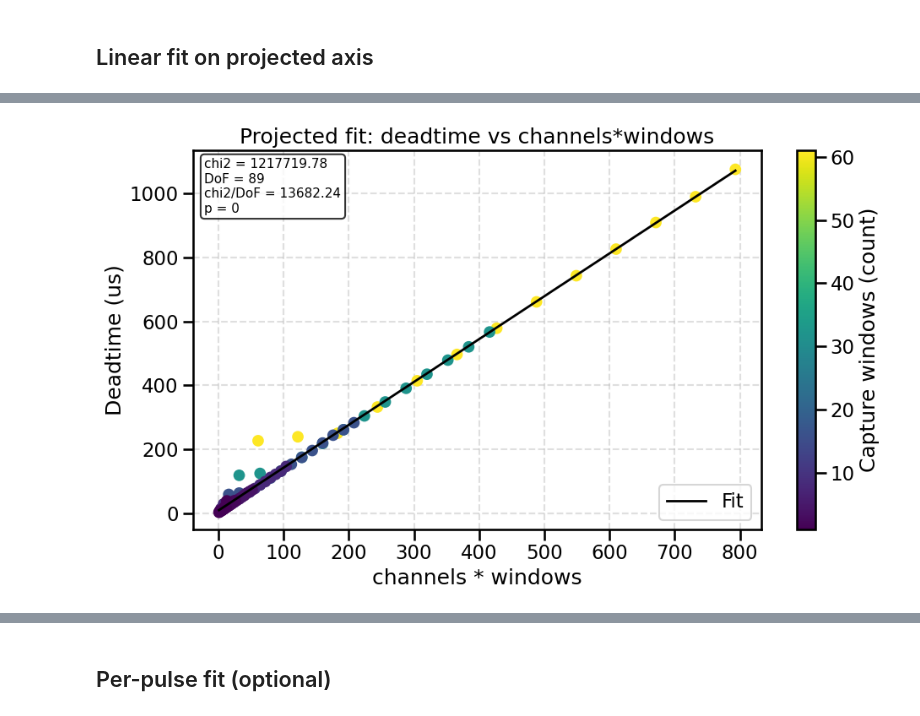
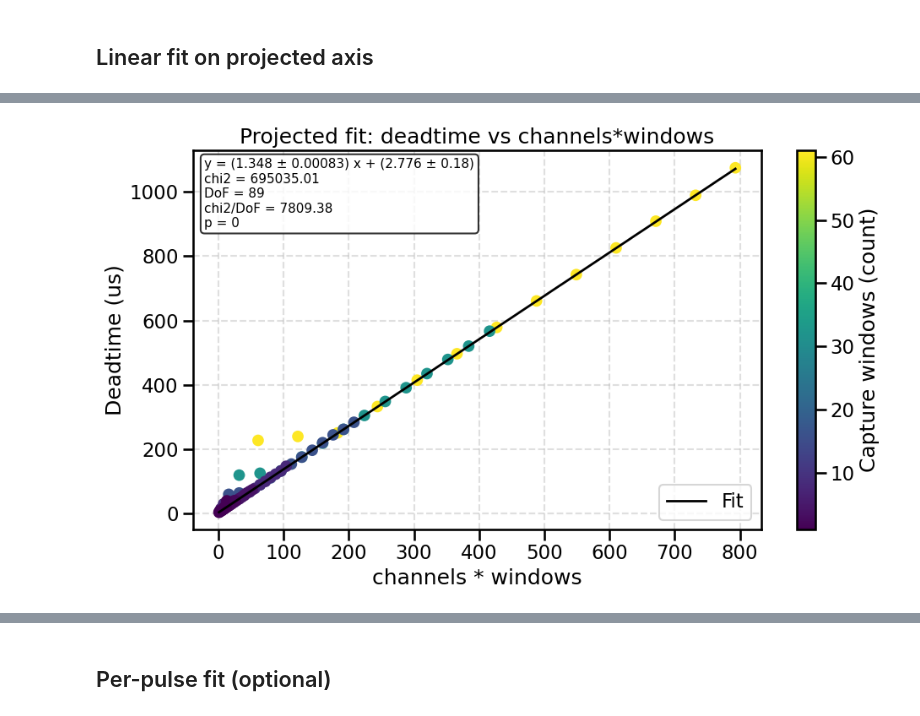
Before and after one commit to jaca230/nalu_deadtime_tests, a Jupyter notebook: notebooks/deadtime_estimates_channel_threshold.ipynb, the cells around one changed output, grey strips where cells are left out. Saved outputs shown, nothing was run; the diff lists cells and outputs as text; code cells hidden in the pictures.

```diff
--- a/notebooks/deadtime_estimates_channel_threshold.ipynb
+++ b/notebooks/deadtime_estimates_channel_threshold.ipynb
@@ -36,31 +37,58 @@ df = df[df['all_pulses_observed'] == True]
 
 df['x'] = df['channel_count'] * df['windows']
 df['y'] = df['min_all_pulses_response_us']
-df['yerr'] = df['min_all_pulses_response_us'] - df['min_all_pulses_lower_bound_us']
-df = df.dropna(subset=['yerr'])
-df = df[df['yerr'] > 0]
+df['yerr_low'] = df['min_all_pulses_response_us'] - df['min_all_pulses_lower_bound_us']
+df = df.dropna(subset=['yerr_low'])
+df = df[df['yerr_low'] > 0]
 
 x = df['x'].to_numpy(dtype=float)
 y = df['y'].to_numpy(dtype=float)
-yerr = df['yerr'].to_numpy(dtype=float)
+yerr_low = df['yerr_low'].to_numpy(dtype=float)
+yerr_high = np.full_like(y, 0.008)
 
-m, b = np.polyfit(x, y, 1)
+def fit_asymmetric(x_vals, y_vals, err_low, err_high):
+    def residuals(params):
+        m, b = params
+        resid = y_vals - (m * x_vals + b)
+        sigma = np.where(resid >= 0, err_low, err_high)
+        return resid / sigma
+
+    m0, b0 = np.polyfit(x_vals, y_vals, 1)
+    result = least_squares(residuals, x0=np.array([m0, b0]))
+    m, b = result.x
+    resid = y_vals - (m * x_vals + b)
+    sigma = np.where(resid >= 0, err_low, err_high)
+    chi2_val = np.sum((resid / sigma) ** 2)
+    dof = len(y_vals) - 2
+    p_val = chi2.sf(chi2_val, dof) if dof > 0 else float('nan')
+    m_err = float('nan')
+    b_err = float('nan')
+    if result.jac.shape[0] >= result.jac.shape[1]:
+        try:
+            cov = np.linalg.inv(result.jac.T @ result.jac)
+            if dof > 0:
+                cov = cov * (chi2_val / dof)
+            m_err, b_err = np.sqrt(np.diag(cov))
+        except np.linalg.LinAlgError:
+            pass
+    return m, b, m_err, b_err, chi2_val, dof, p_val
+
+m, b, m_err, b_err, chi2_val, dof, p_val = fit_asymmetric(x, y, yerr_low, yerr_high)
 y_fit = m * x + b
 
-chi2_val = np.sum(((y - y_fit) / yerr) ** 2)
-dof = len(y) - 2
-p_val = chi2.sf(chi2_val, dof) if dof > 0 else float('nan')
-
-print(f'm = {m:.6f} us per (channels*windows)')
-print(f'b = {b:.6f} us')
+print(f'm = {m:.6f} ± {m_err:.6f} us per (channels*windows)')
+print(f'b = {b:.6f} ± {b_err:.6f} us')
 print(f'chi2 = {chi2_val:.2f}, dof = {dof}, chi2/dof = {chi2_val / dof:.2f}, p = {p_val:.3g}')
 
 plt.figure(figsize=(10, 6))
 ax = plt.gca()
-stats_text = f'chi2 = {chi2_val:.2f}\nDoF = {dof}\nchi2/DoF = {chi2_val / dof:.2f}\np = {p_val:.3g}'
+stats_text = (
+    f'y = ({m:.4g} ± {m_err:.2g}) x + ({b:.4g} ± {b_err:.2g})\n'
+    f'chi2 = {chi2_val:.2f}\nDoF = {dof}\nchi2/DoF = {chi2_val / dof:.2f}\np = {p_val:.3g}'
+)
 ax.text(0.02, 0.98, stats_text, transform=ax.transAxes, ha='left', va='top', fontsize=11, bbox={'boxstyle': 'round,pad=0.3', 'facecolor': 'white', 'alpha': 0.8})
 
-plt.errorbar(x, y, yerr=yerr, fmt='none', ecolor='gray', alpha=0.5, zorder=1)
+plt.errorbar(x, y, yerr=[yerr_low, yerr_high], fmt='none', ecolor='gray', alpha=0.5, zorder=1)
 sc = plt.scatter(x, y, c=df['windows'], cmap='viridis', s=70, zorder=2)
 x_line = np.linspace(x.min(), x.max(), 200)
 plt.plot(x_line, m * x_line + b, color='black', linewidth=2, label='Fit')
@@ -73,4 +101,32 @@ plt.grid(True, linestyle='--', alpha=0.4)
 plt.legend()
 plt.tight_layout()
 plt.show()
+
+# Log-scale plot
+plt.figure(figsize=(10, 6))
+ax = plt.gca()
+ax.text(0.02, 0.98, stats_text, transform=ax.transAxes, ha='left', va='top', fontsize=11, bbox={'boxstyle': 'round,pad=0.3', 'facecolor': 'white', 'alpha': 0.8})
+plt.errorbar(x, y, yerr=[yerr_low, yerr_high], fmt='none', ecolor='gray', alpha=0.5, zorder=1)
+sc = plt.scatter(x, y, c=df['windows'], cmap='viridis', s=70, zorder=2)
+plt.plot(x_line, m * x_line + b, color='black', linewidth=2, label='Fit')
+cbar = plt.colorbar(sc)
+cbar.set_label('Capture windows (count)')
+plt.xscale('log')
+plt.yscale('log')
+x_min, x_max = x.min() * 0.9, x.max() * 1.1
+y_min, y_max = y.min() * 0.9, y.max() * 1.1
+lx_min, lx_max = np.log10(x_min), np.log10(x_max)
+ly_min, ly_max = np.log10(y_min), np.log10(y_max)
+span = max(lx_max - lx_min, ly_max - ly_min)
+lx_center = 0.5 * (lx_min + lx_max)
+ly_center = 0.5 * (ly_min + ly_max)
+ax.set_xlim(10 ** (lx_center - span / 2), 10 ** (lx_center + span / 2))
+ax.set_ylim(10 ** (ly_center - span / 2), 10 ** (ly_center + span / 2))
+plt.title('deadtime vs channels*windows (log-log)')
+plt.xlabel('channels * windows')
+plt.ylabel('Deadtime (us)')
+plt.grid(True, linestyle='--', alpha=0.4)
+plt.legend()
+plt.tight_layout()
+plt.show()
 # %% [output]
@@ -80 +136 @@ chi2 = 1217719.78, dof = 89, chi2/dof = 13682.24, p = 0
-[figure, old version]
+[figure, new version]
```
Also changed, not shown: parts of 3 cells of this notebook.
